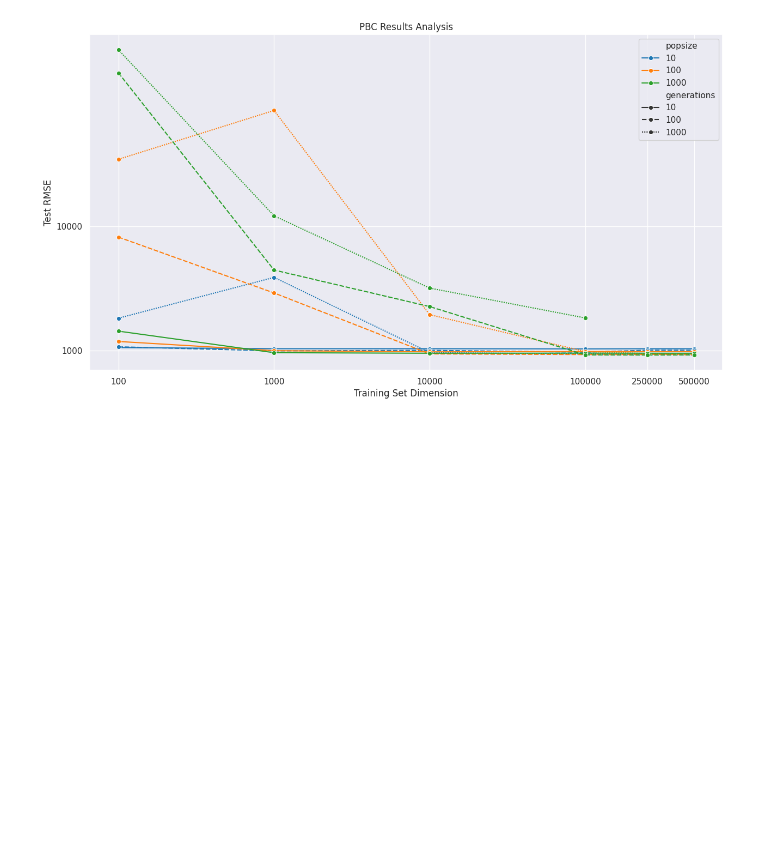
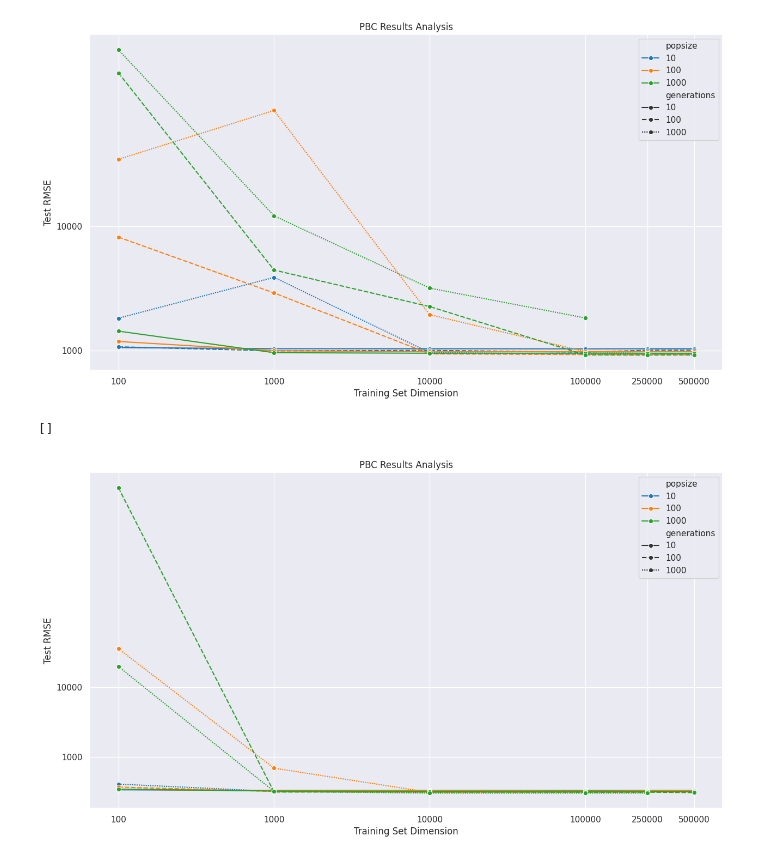
Before and after one commit to simonedivo/Data-Analysis, a Jupyter notebook: plot_analysis.ipynb, the cells around one changed output. Cells and saved outputs as stored; diff of their text form; code cells hidden in the pictures; blank space fills up the shorter version.

Commit message:
Added generic function for creating median dataset

```diff
--- a/plot_analysis.ipynb
+++ b/plot_analysis.ipynb
@@ -143,7 +143,6 @@ This piece of code retrieves all n-tuple of training_set_dimension, popsize, gen
 Then it creates a new dataframe without seeds where the test_rmse is the median calculated before
 # %%
 lst = []
-counter = 0
 already_iterated = []
 
 for training_set_dimension, popsize, generations in zip(pbc_dataframe.training_set_dimension, pbc_dataframe.popsize, pbc_dataframe.generations):
@@ -151,8 +150,6 @@ for training_set_dimension, popsize, generations in zip(pbc_dataframe.training_s
         continue
     already_iterated.append([training_set_dimension,popsize,generations])
     rows = pbc_dataframe.loc[(pbc_dataframe['training_set_dimension'] == training_set_dimension) & (pbc_dataframe['popsize'] == popsize) & (pbc_dataframe['generations'] == generations)]
-    counter += 1
     lst.append([training_set_dimension, popsize, generations, median(rows['test_rmse'].values)])
 
-print(counter)
 median_pbc_dataframe = pd.DataFrame(lst, columns=['training_set_dimension', 'popsize', 'generations', 'median_test_rmse'])
@@ -161,5 +156,18 @@ median_pbc_dataframe = pd.DataFrame(lst, columns=['training_set_dimension', 'pop
 # %%
 median_pbc_dataframe
+# %%
+def median_dataframe(df):
+    lst = []
+    already_iterated = []
+
+    for training_set_dimension, popsize, generations in zip(df.training_set_dimension, df.popsize, df.generations):
+        if [training_set_dimension, popsize, generations] in already_iterated:
+            continue
+        already_iterated.append([training_set_dimension,popsize,generations])
+        rows = df.loc[(df['training_set_dimension'] == training_set_dimension) & (df['popsize'] == popsize) & (df['generations'] == generations)]
+        lst.append([training_set_dimension, popsize, generations, median(rows['test_rmse'].values)])
+
+    return pd.DataFrame(lst, columns=['training_set_dimension', 'popsize', 'generations', 'median_test_rmse'])
 # %%
 sns.set_theme(rc={'figure.figsize':(15,8)})
 #sns.set_theme(style="darkgrid")
@@ -181,3 +189,27 @@ pbc_plot.plot()
 # %% [output]
 []
 [figure]
+# %%
+median_pharynx_dataframe = median_dataframe(pharynx_dataframe)
+median_pharynx_dataframe
+# %%
+sns.set_theme(rc={'figure.figsize':(15,8)})
+#sns.set_theme(style="darkgrid")
+
+pbc_plot = sns.lineplot(data=median_pharynx_dataframe, x='training_set_dimension', y='median_test_rmse', hue='popsize', style='generations', marker='o', errorbar=None, palette='tab10')
+pbc_plot.set_xscale('log')
+pbc_plot.set_yscale('log')
+pbc_plot.set_title('PBC Results Analysis')
+pbc_plot.set_xlabel('Training Set Dimension')
+pbc_plot.set_ylabel('Test RMSE')
+pbc_plot.set_xticks([0, 100, 1000, 10000, 100000, 250000, 500000])
+pbc_plot.set_xticklabels([0, 100, 1000, 10000, 100000, 250000, 500000])
+pbc_plot.set_yticks([0, 100, 1000, 10000])
+pbc_plot.set_yticklabels([0, 100, 1000, 10000])
+#pbc_plot.set_xlim(100)
+#pbc_plot.set_ylim(0, 100000)
+
+pbc_plot.plot()
+# %% [output]
+[]
+[figure, added]
```
Also changed, not shown: parts of 1 cell of this notebook.
